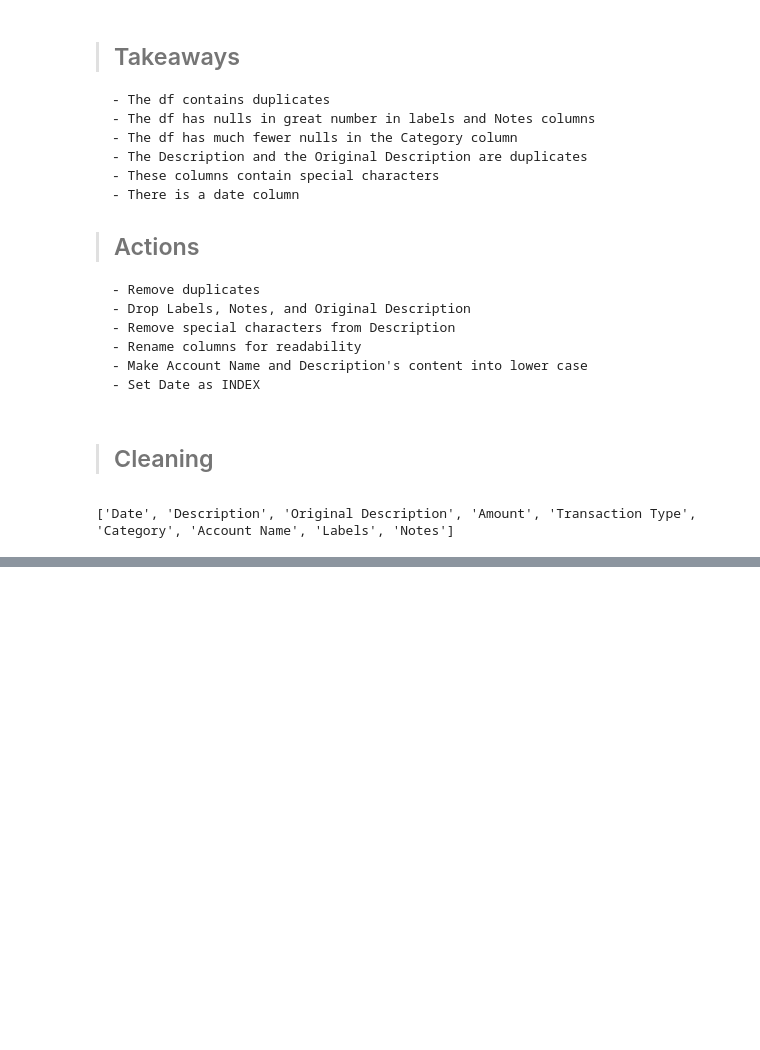
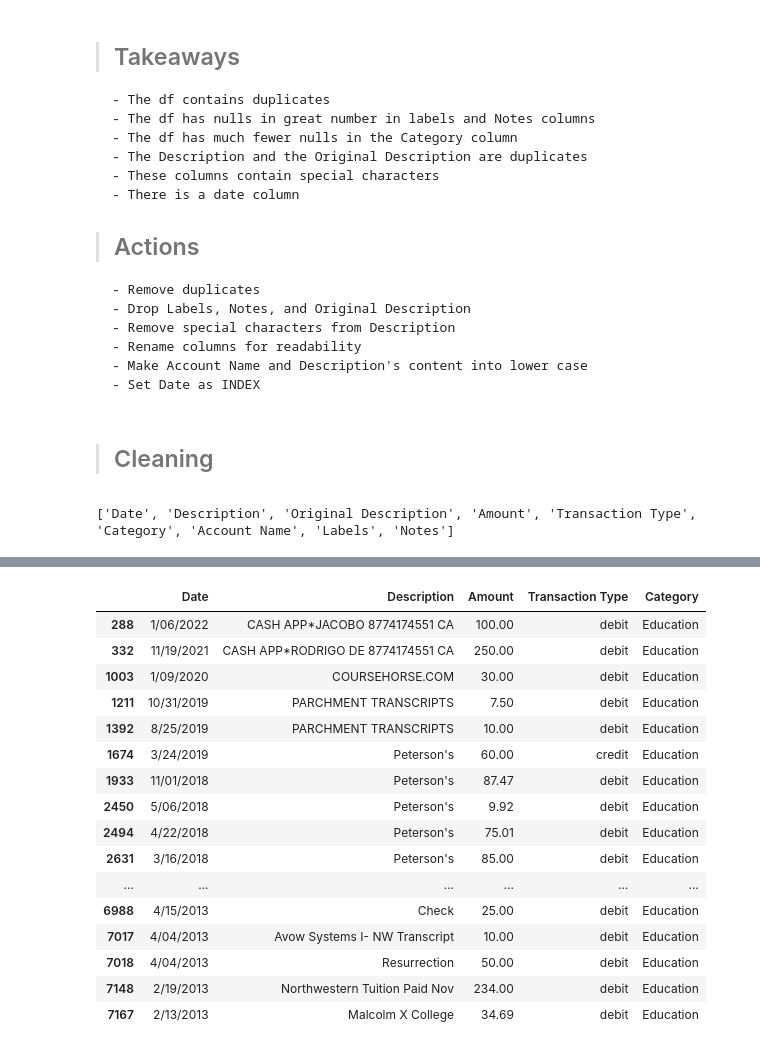
Before and after one commit to Severina7/personal_project, a Jupyter notebook: personal_project.ipynb, the cells around one changed output, grey strips where cells are left out. Saved outputs shown, nothing was run; the diff lists cells and outputs as text; code cells hidden in the pictures; blank space fills up the shorter version.

```diff
--- a/personal_project.ipynb
+++ b/personal_project.ipynb
@@ -131,4 +115,0 @@ prep.multi_frequency(transactions, columns)
-# %%
-# Dropping dupicates and keeping the entries detected and reassigning the df to a new variable
-
-transactions1 = transactions.drop_duplicates()
@@ -185,0 +131,4 @@ prep.multi_frequency(transactions3, columns3)
+# %%
+# Dropping dupicates and keeping the entries detected and reassigning the df to a new variable
+
+transactions2 = transactions1.drop_duplicates()
@@ -185,0 +139,4 @@ prep.multi_frequency(transactions3, columns3)
+# %%
+# Dropping columns that are not useful
+
+transactions3 = transactions2.drop(['Account Name', 'Labels', 'Notes', 'Original Description'], axis = 1)
@@ -185,0 +161,4 @@ prep.multi_frequency(transactions3, columns3)
+# %%
+# Filling out the nulls with the category 'Education'
+
+transactions4 = prep.handle_missing_values(transactions3)
@@ -185,0 +279,20 @@ prep.multi_frequency(transactions3, columns3)
+# %%
+transactions4[transactions4.Category == 'Education']
+# %% [output]
+|  | Date | Description | Amount | Transaction Type | Category |
+| 288 | 1/06/2022 | CASH APP*JACOBO 8774174551 CA | 100.00 | debit | Education |
+| 332 | 11/19/2021 | CASH APP*RODRIGO DE 8774174551 CA | 250.00 | debit | Education |
+| 1003 | 1/09/2020 | COURSEHORSE.COM | 30.00 | debit | Education |
+| 1211 | 10/31/2019 | PARCHMENT TRANSCRIPTS | 7.50 | debit | Education |
+| 1392 | 8/25/2019 | PARCHMENT TRANSCRIPTS | 10.00 | debit | Education |
+| 1674 | 3/24/2019 | Peterson's | 60.00 | credit | Education |
+| 1933 | 11/01/2018 | Peterson's | 87.47 | debit | Education |
+| 2450 | 5/06/2018 | Peterson's | 9.92 | debit | Education |
+| 2494 | 4/22/2018 | Peterson's | 75.01 | debit | Education |
+| 2631 | 3/16/2018 | Peterson's | 85.00 | debit | Education |
+| ... | ... | ... | ... | ... | ... |
+| 6988 | 4/15/2013 | Check | 25.00 | debit | Education |
+| 7017 | 4/04/2013 | Avow Systems I- NW Transcript | 10.00 | debit | Education |
+| 7018 | 4/04/2013 | Resurrection | 50.00 | debit | Education |
+| 7148 | 2/19/2013 | Northwestern Tuition Paid Nov | 234.00 | debit | Education |
+| 7167 | 2/13/2013 | Malcolm X College | 34.69 | debit | Education |
```
Also changed, not shown: parts of 47 cells of this notebook.
